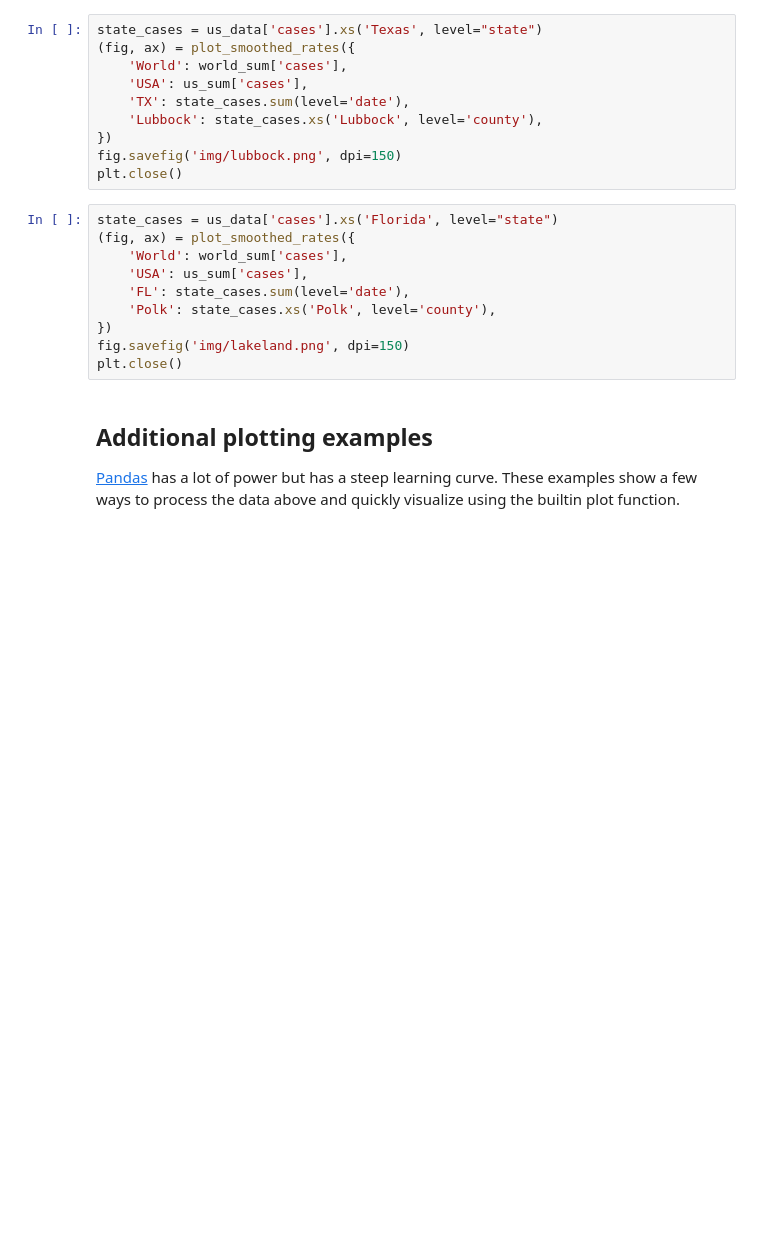
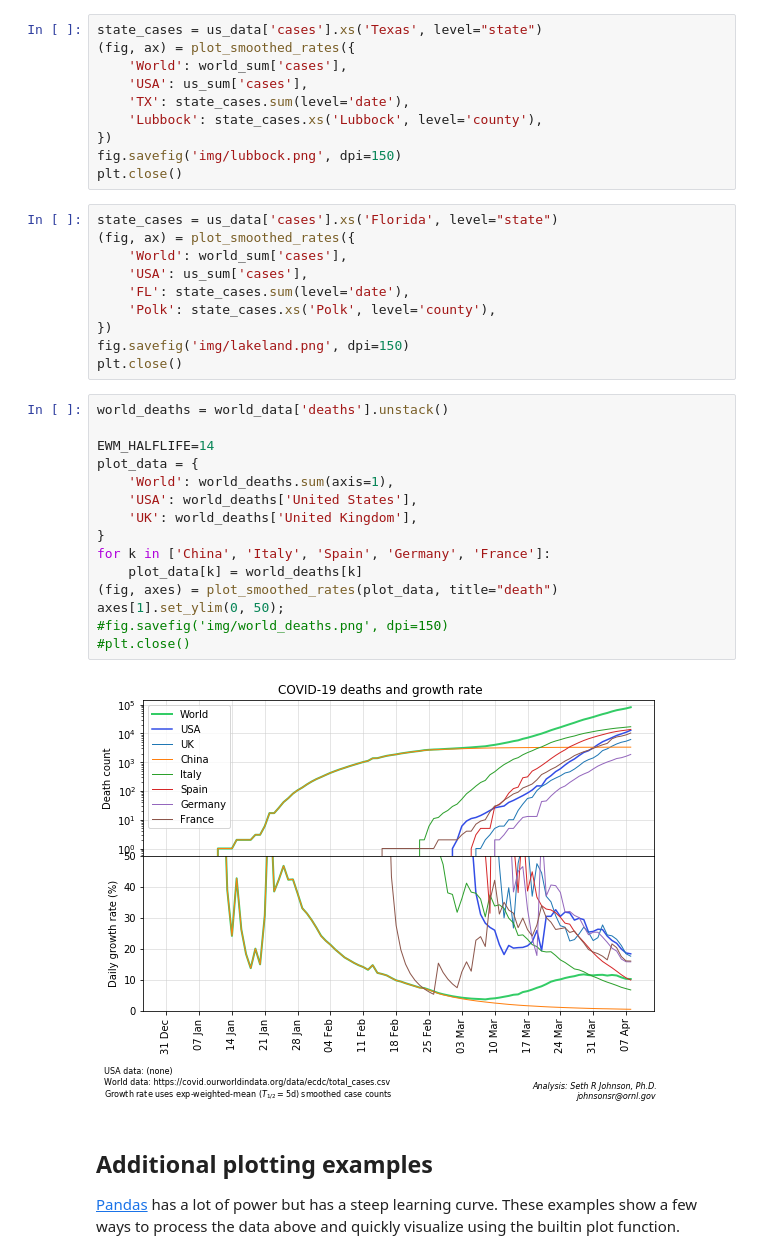
Before and after one commit to ragusa/covid-19-analysis, a Jupyter notebook: cases.ipynb, the cells around one changed output. Saved outputs shown, nothing was run; the diff lists cells and outputs as text; blank space fills up the shorter version.

```diff
--- a/cases.ipynb
+++ b/cases.ipynb
@@ -261,6 +263,23 @@ state_cases = us_data['cases'].xs('Florida', level="state")
 })
 fig.savefig('img/lakeland.png', dpi=150)
 plt.close()
+# %%
+world_deaths = world_data['deaths'].unstack()
+
+EWM_HALFLIFE=14
+plot_data = {
+    'World': world_deaths.sum(axis=1),
+    'USA': world_deaths['United States'],
+    'UK': world_deaths['United Kingdom'],
+}
+for k in ['China', 'Italy', 'Spain', 'Germany', 'France']:
+    plot_data[k] = world_deaths[k]
+(fig, axes) = plot_smoothed_rates(plot_data, title="death")
+axes[1].set_ylim(0, 50);
+#fig.savefig('img/world_deaths.png', dpi=150)
+#plt.close()
+# %% [output]
+[figure, added]
 # %% [markdown]
 ## Additional plotting examples
 
```
Also changed, not shown: parts of 11 cells of this notebook, 9 other files.
